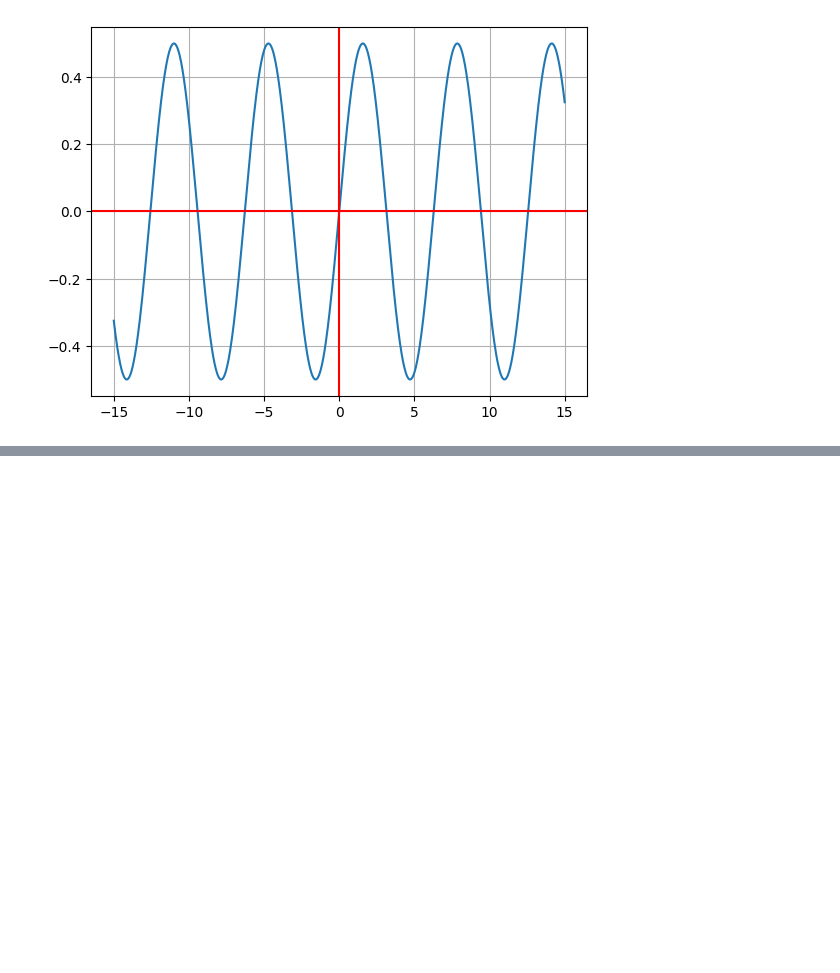
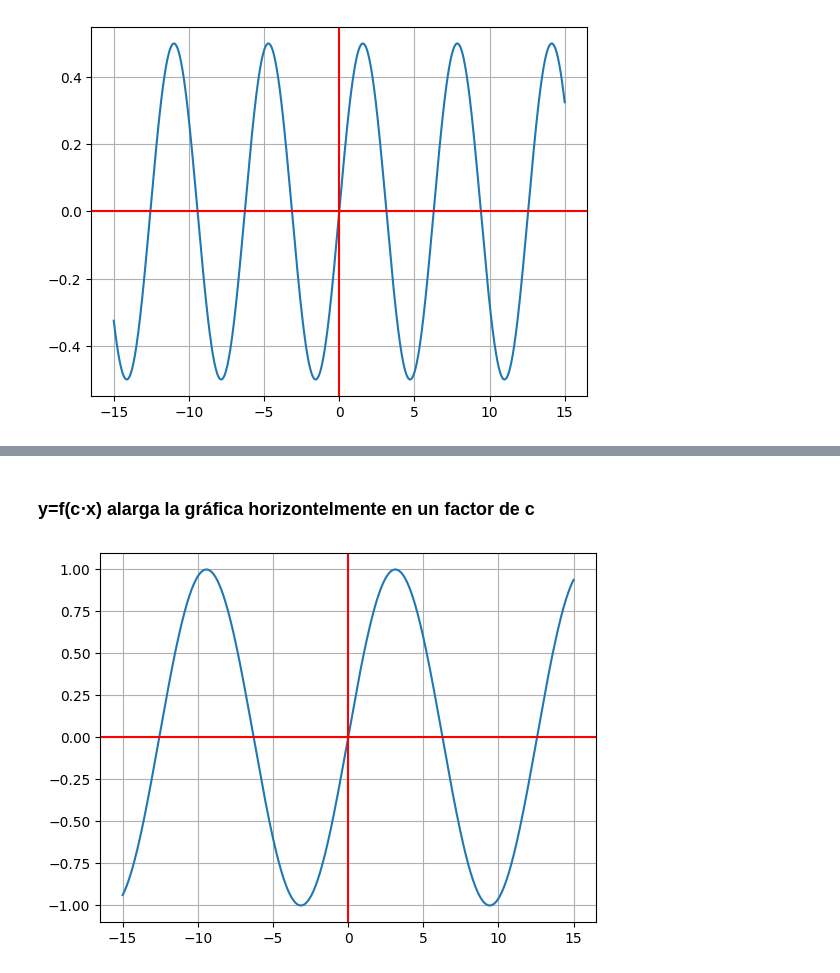
Before and after one commit to Dannyalex84/Funciones-matematicas, a Jupyter notebook: manipular_funciones.ipynb, the cells around one changed output, grey strips where cells are left out. Cells and saved outputs as stored; diff of their text form; code cells hidden in the pictures; blank space fills up the shorter version.

```diff
--- a/manipular_funciones.ipynb
+++ b/manipular_funciones.ipynb
@@ -179,0 +205,23 @@ plt.show()
+# %% [markdown]
+### y=f(c⋅x)  alarga la gráfica horizontelmente en un factor de  c
+# %%
+N = 1000
+
+def f(x):
+    return np.sin(x)
+
+c = 2
+
+x = np.linspace(-15,15, num=N)
+
+y = f((1/c)*x)
+
+
+fig, ax = plt.subplots()
+ax.plot(x,y)
+ax.grid()
+ax.axhline(y=0, color='r')
+ax.axvline(x=0, color='r')
+plt.show()
+# %% [output]
+[figure, added]
```
Also changed, not shown: parts of 12 cells of this notebook.
